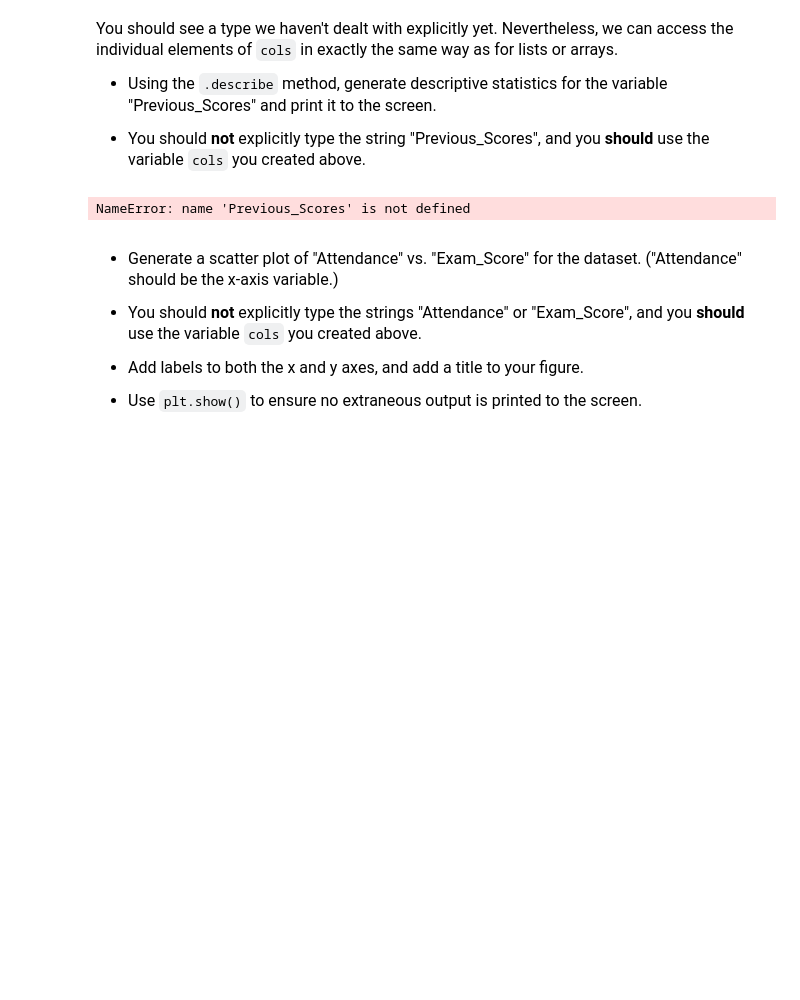
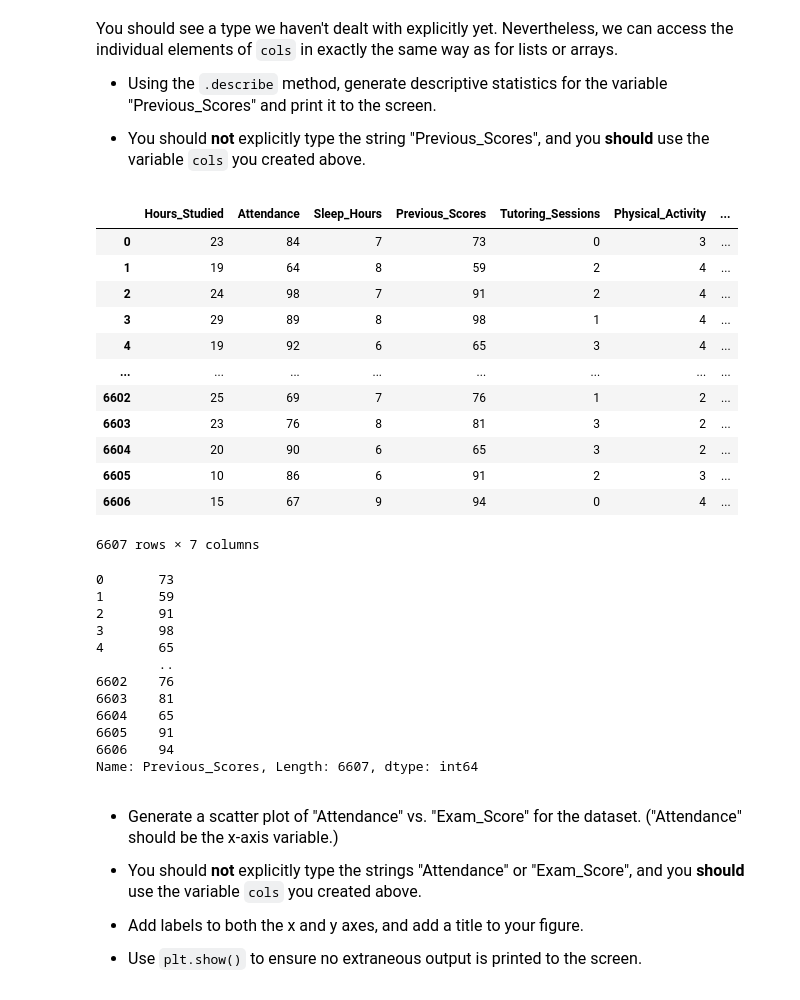
Before and after one commit to krisson381/datasci151spring2026, a Jupyter notebook: _quizzes/quiz_1.ipynb, the cells around one changed output. Saved outputs shown, nothing was run; the diff lists cells and outputs as text; code cells hidden in the pictures; blank space fills up the shorter version.

Commit message:
Quiz 1

```diff
--- a/_quizzes/quiz_1.ipynb
+++ b/_quizzes/quiz_1.ipynb
@@ -51,7 +51,7 @@ import numpy as np
 # %%
 # your code here
 
-df = pd.read_csv(index = StudentPerormanceFactor['cylinders'],columns = "count")
-StudentPerormanceFactors = pd.read_csv("quiz_data/StudentPerformanceFactors.csv")
+df = pd.read_csv("quiz_data/StudentPerformanceFactors.csv")
+cols = df.columns
 type(cols)
 # %% [output]
@@ -66,9 +66,36 @@ You should see a type we haven't dealt with explicitly yet. Nevertheless, we can
 - You should **not** explicitly type the string "Previous_Scores", and you **should** use the variable `cols` you created above.
 # %%
 # your code here
-Previous_Scores.describe
+cols
+display(df)
+previous_scores = cols[3]
+display(df[previous_scores])
 # %% [output]
+|  | Hours_Studied | Attendance | Sleep_Hours | Previous_Scores | Tutoring_Sessions | Physical_Activity | ... |
+| 0 | 23 | 84 | 7 | 73 | 0 | 3 | ... |
+| 1 | 19 | 64 | 8 | 59 | 2 | 4 | ... |
+| 2 | 24 | 98 | 7 | 91 | 2 | 4 | ... |
+| 3 | 29 | 89 | 8 | 98 | 1 | 4 | ... |
+| 4 | 19 | 92 | 6 | 65 | 3 | 4 | ... |
+| ... | ... | ... | ... | ... | ... | ... | ... |
+| 6602 | 25 | 69 | 7 | 76 | 1 | 2 | ... |
+| 6603 | 23 | 76 | 8 | 81 | 3 | 2 | ... |
+| 6604 | 20 | 90 | 6 | 65 | 3 | 2 | ... |
+| 6605 | 10 | 86 | 6 | 91 | 2 | 3 | ... |
+| 6606 | 15 | 67 | 9 | 94 | 0 | 4 | ... |
-NameError: name 'Previous_Scores' is not defined
+6607 rows × 7 columns
+0       73
+1       59
+2       91
+3       98
+4       65
+        ..
+6602    76
+6603    81
+6604    65
+6605    91
+6606    94
+Name: Previous_Scores, Length: 6607, dtype: int64
 # %% [markdown]
 <font size = "3">
 
```
Also changed, not shown: parts of 6 cells of this notebook.
